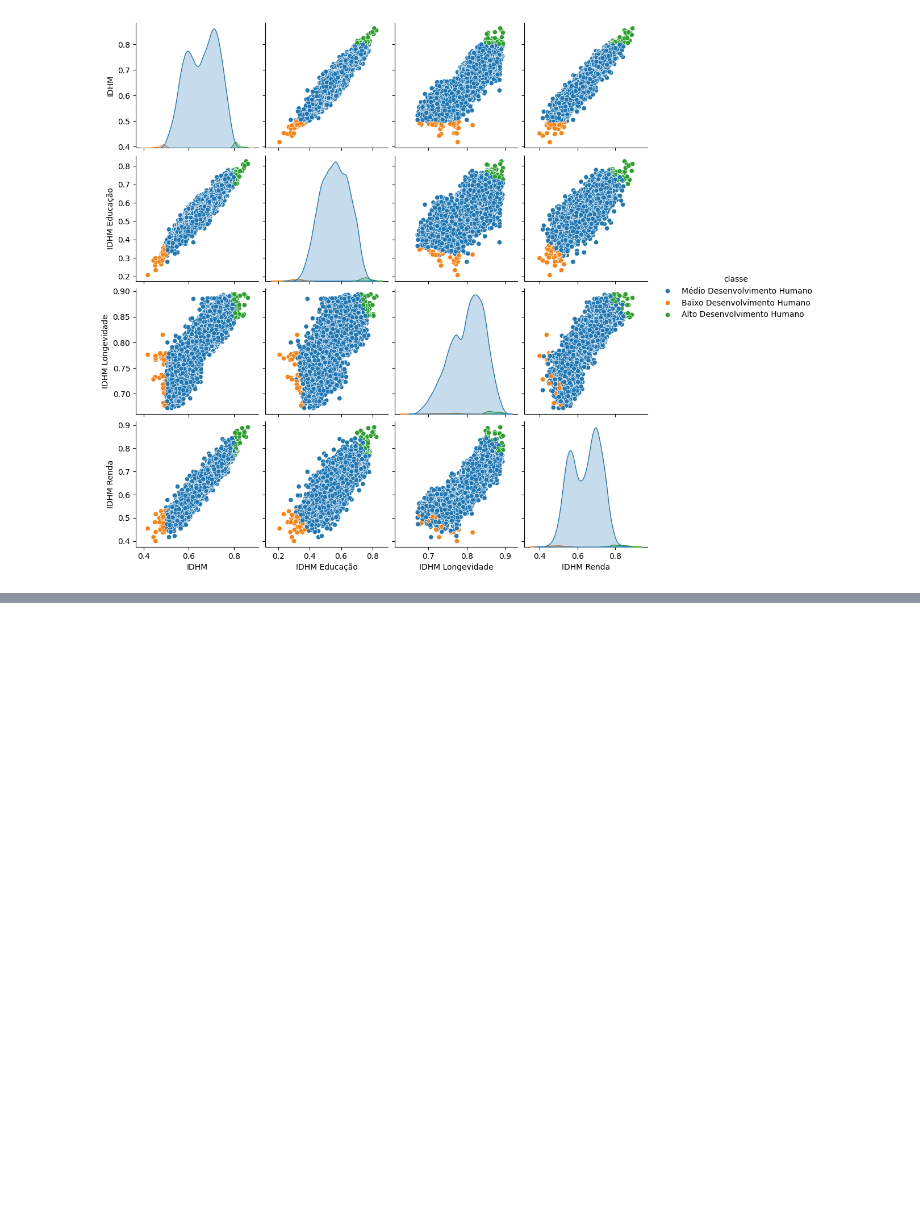
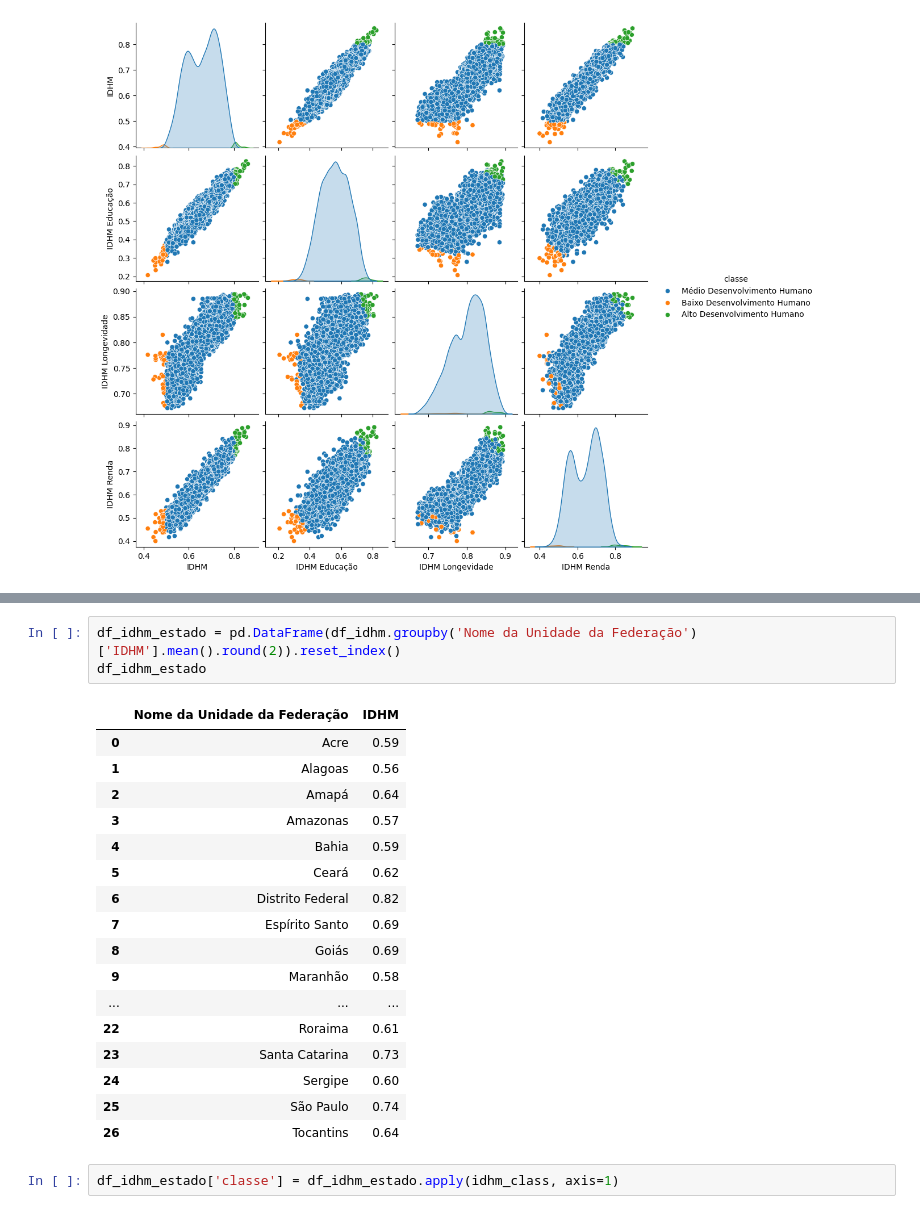
Before and after one commit to rodrigosilvacio/data-repository, a Jupyter notebook: Análises_Python.ipynb, the cells around one changed output, grey strips where cells are left out. Saved outputs shown, nothing was run; the diff lists cells and outputs as text; blank space fills up the shorter version.

```diff
--- a/Análises_Python.ipynb
+++ b/Análises_Python.ipynb
@@ -310,0 +335,23 @@ sns.pairplot(df_idhm, hue = 'classe')
+# %%
+df_idhm_estado = pd.DataFrame(df_idhm.groupby('Nome da Unidade da Federação')['IDHM'].mean().round(2)).reset_index()
+df_idhm_estado
+# %% [output]
+|  | Nome da Unidade da Federação | IDHM |
+| 0 | Acre | 0.59 |
+| 1 | Alagoas | 0.56 |
+| 2 | Amapá | 0.64 |
+| 3 | Amazonas | 0.57 |
+| 4 | Bahia | 0.59 |
+| 5 | Ceará | 0.62 |
+| 6 | Distrito Federal | 0.82 |
+| 7 | Espírito Santo | 0.69 |
+| 8 | Goiás | 0.69 |
+| 9 | Maranhão | 0.58 |
+| ... | ... | ... |
+| 22 | Roraima | 0.61 |
+| 23 | Santa Catarina | 0.73 |
+| 24 | Sergipe | 0.60 |
+| 25 | São Paulo | 0.74 |
+| 26 | Tocantins | 0.64 |
+# %%
+df_idhm_estado['classe'] = df_idhm_estado.apply(idhm_class, axis=1)
```
Also changed, not shown: parts of 8 cells of this notebook.
